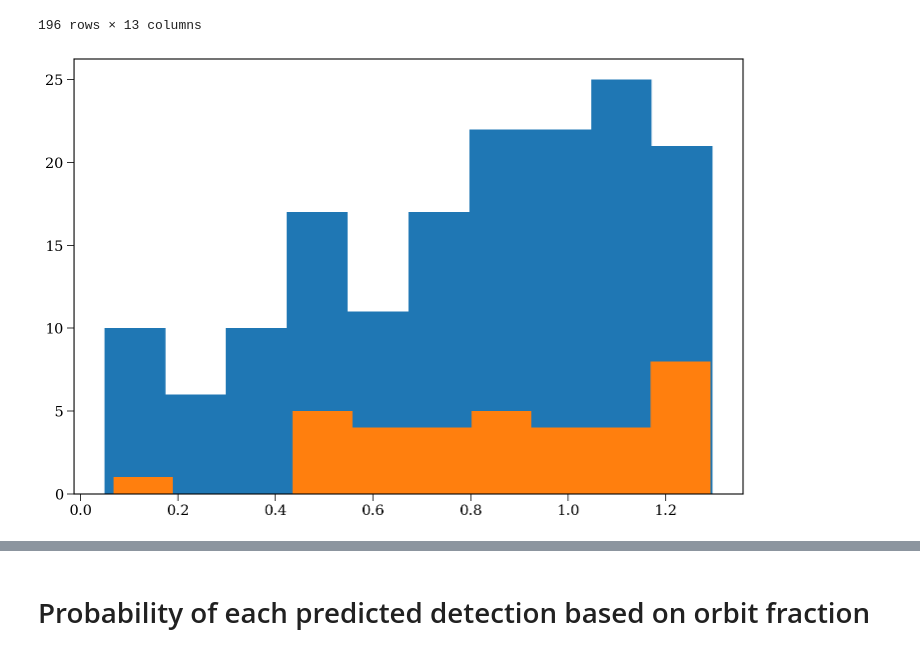
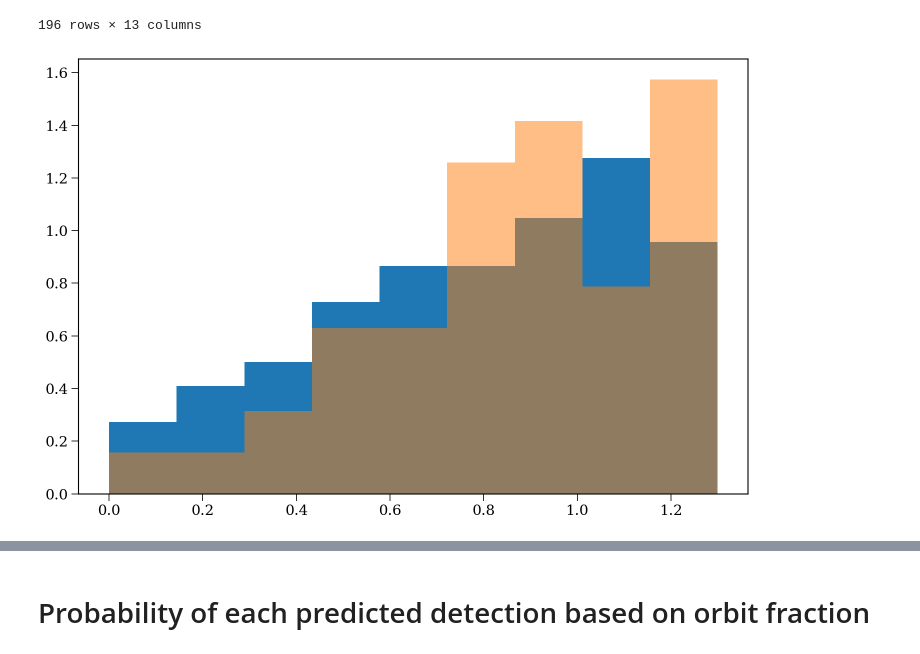
Before and after one commit to dirac-institute/hybrid_sso_catalogue, a Jupyter notebook: lsst_detection_probability/Predict misses.ipynb, the cells around one changed output, grey strips where cells are left out. Drawn from its saved outputs; the diff is of its cells as text; code cells hidden in the pictures.

```diff
--- a/lsst_detection_probability/Predict misses.ipynb
+++ b/lsst_detection_probability/Predict misses.ipynb
@@ -92,5 +173,5 @@ unique_objs = sorted_obs.index.unique()
 # %%
 %%time
-probs, unique_objs = detection_probability.get_detection_probabilities(night_start=0, schedule_type="actual")
+probs, unique_objs = detection_probability.get_detection_probabilities(night_start=0, schedule_type="predicted")
 # %% [output]
 Everything is prepped and ready for probability calculations
@@ -115,3 +206,5 @@ np.save("probs_night0_actual_schedule.npy", probs)
+# %%
+probs = np.load("probs_night10_predicted_schedule.npy")
 # %%
 findable_ids = np.load("neo_findable_first_10_25.npy", allow_pickle=True)
 will_be_detected = np.isin(unique_objs, findable_ids)
@@ -334,8 +435,8 @@ true_params
 | S000181Da | 261887.0 | -1.724512 | 1.836015 | -0.515786 | 0.000161 | -0.008563 | 0.002531 | 1.0 | 54466.0 | 3.0 | 24.969 | ... |
 196 rows × 13 columns
 # %%
-plt.hist(q[got_it_right])
-plt.hist(q[np.logical_not(got_it_right)])
+plt.hist(q[got_it_right], bins=np.linspace(0, 1.3, 10), density=True, cumulative=False)
+plt.hist(q[np.logical_not(got_it_right)], bins=np.linspace(0, 1.3, 10), density=True, cumulative=False, alpha=0.5)
 plt.show()
 # %% [output]
-[figure, old version]
+[figure, new version]
```
Also changed, not shown: parts of 37 cells of this notebook, 1 other file.
